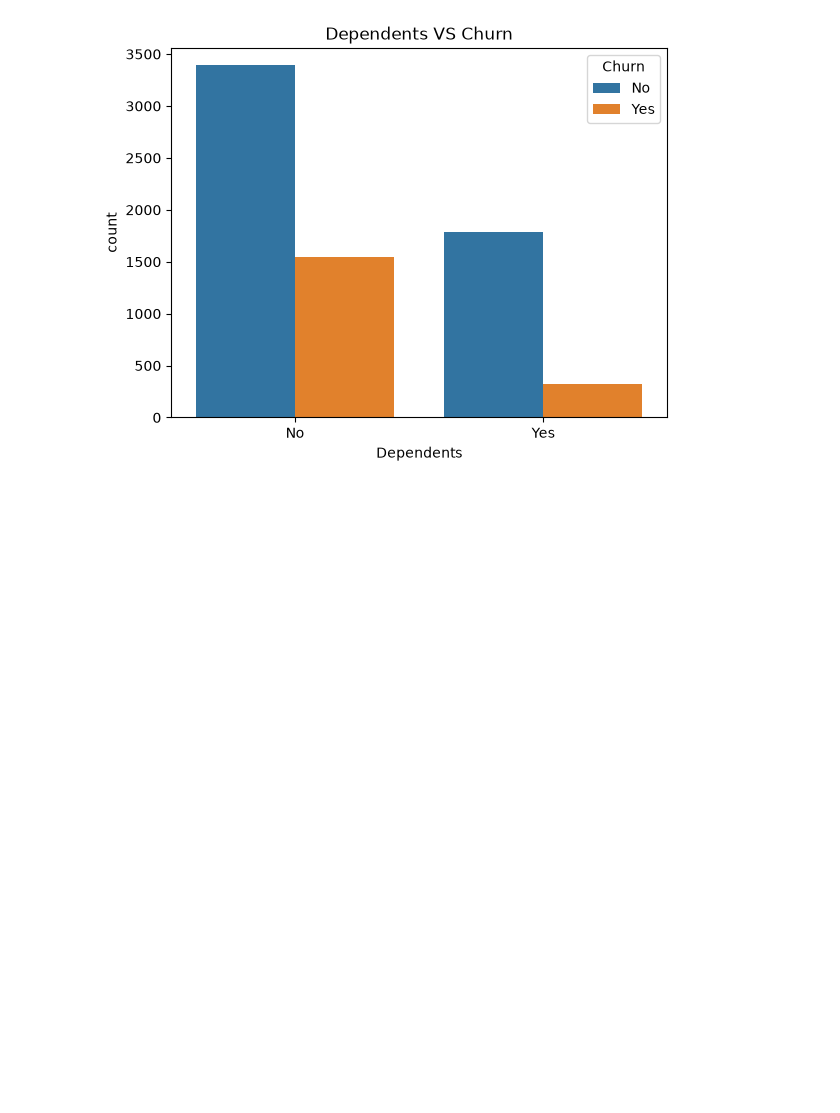
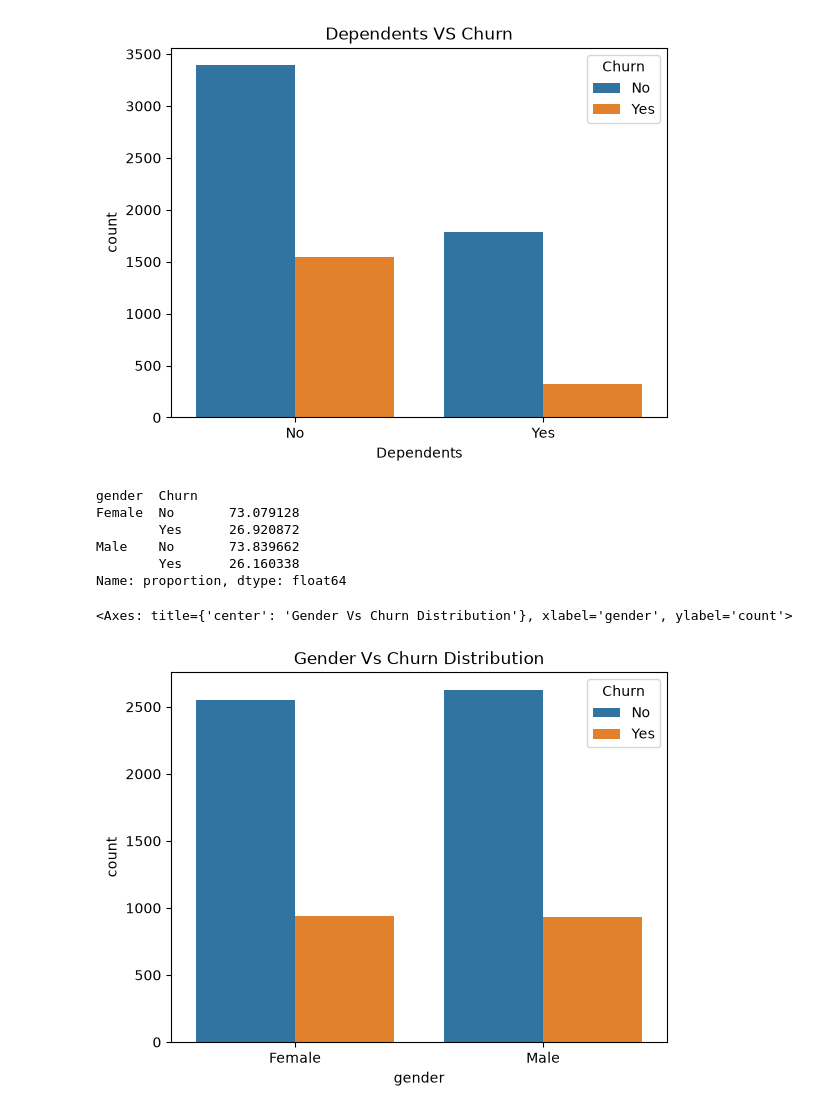
Before and after one commit to Fatima-Arain206/SOFTGROWTECH_INTERNSHIP_PROJECT_TASK2_DATA_ANALYSIS, a Jupyter notebook: CustomerRetention_Analysis_Project2/Customer_Retention.ipynb, the cells around one changed output. Drawn from its saved outputs; the diff is of its cells as text; code cells hidden in the pictures; blank space fills up the shorter version.

```diff
--- a/CustomerRetention_Analysis_Project2/Customer_Retention.ipynb
+++ b/CustomerRetention_Analysis_Project2/Customer_Retention.ipynb
@@ -209,3 +209,21 @@ sb.countplot(x= df['Dependents'] ,  hue=df['Churn'])
 # %% [output]
 <Axes: title={'center': 'Dependents VS Churn'}, xlabel='Dependents', ylabel='count'>
 [figure]
+# %%
+# gender
+
+# sb.barplot(data=df , x= 'Gender',y='Churn')
+df.groupby(['gender'])['Churn'].value_counts(normalize=True)*100
+# %% [output]
+gender  Churn
+Female  No       73.079128
+        Yes      26.920872
+Male    No       73.839662
+        Yes      26.160338
+Name: proportion, dtype: float64
+# %%
+plt.title('Gender Vs Churn Distribution')
+sb.countplot(x=df['gender'],hue=df['Churn'])
+# %% [output]
+<Axes: title={'center': 'Gender Vs Churn Distribution'}, xlabel='gender', ylabel='count'>
+[figure, added]
```
Also changed, not shown: parts of 31 cells of this notebook.
